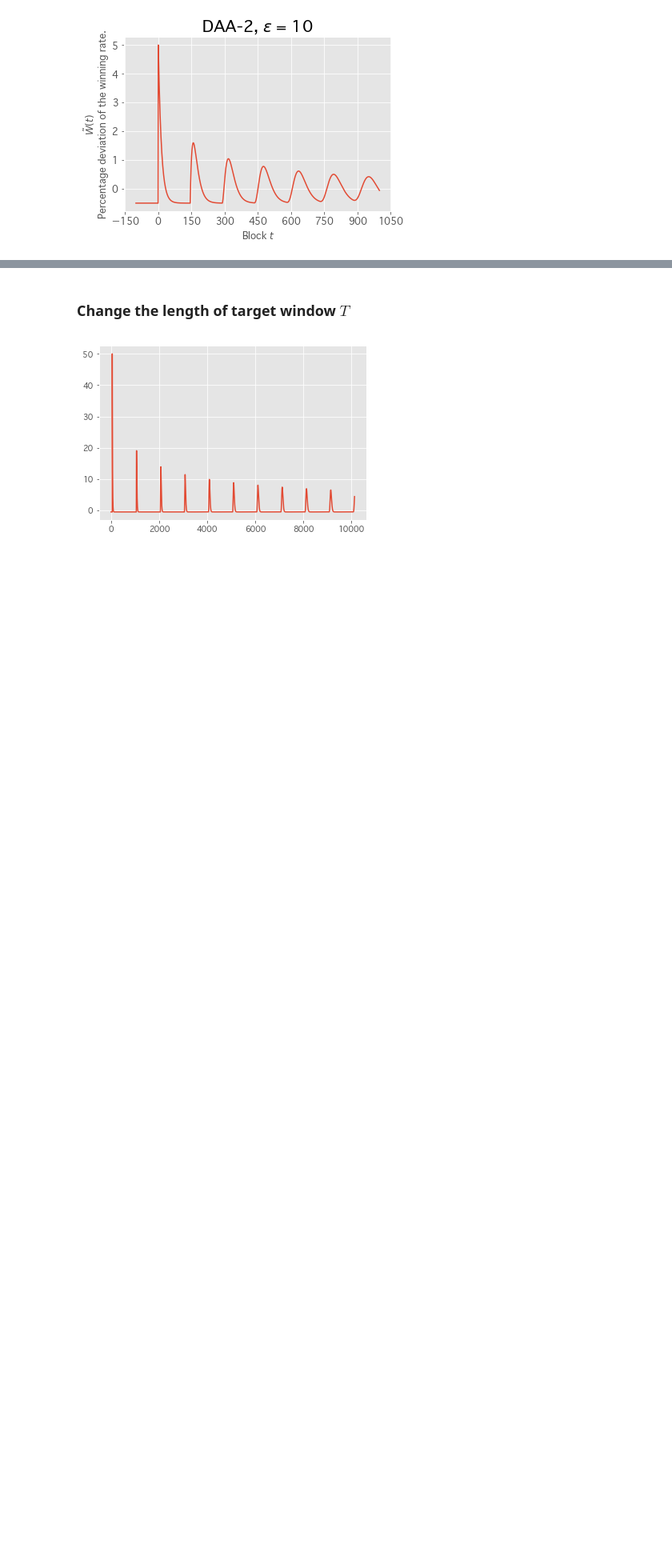
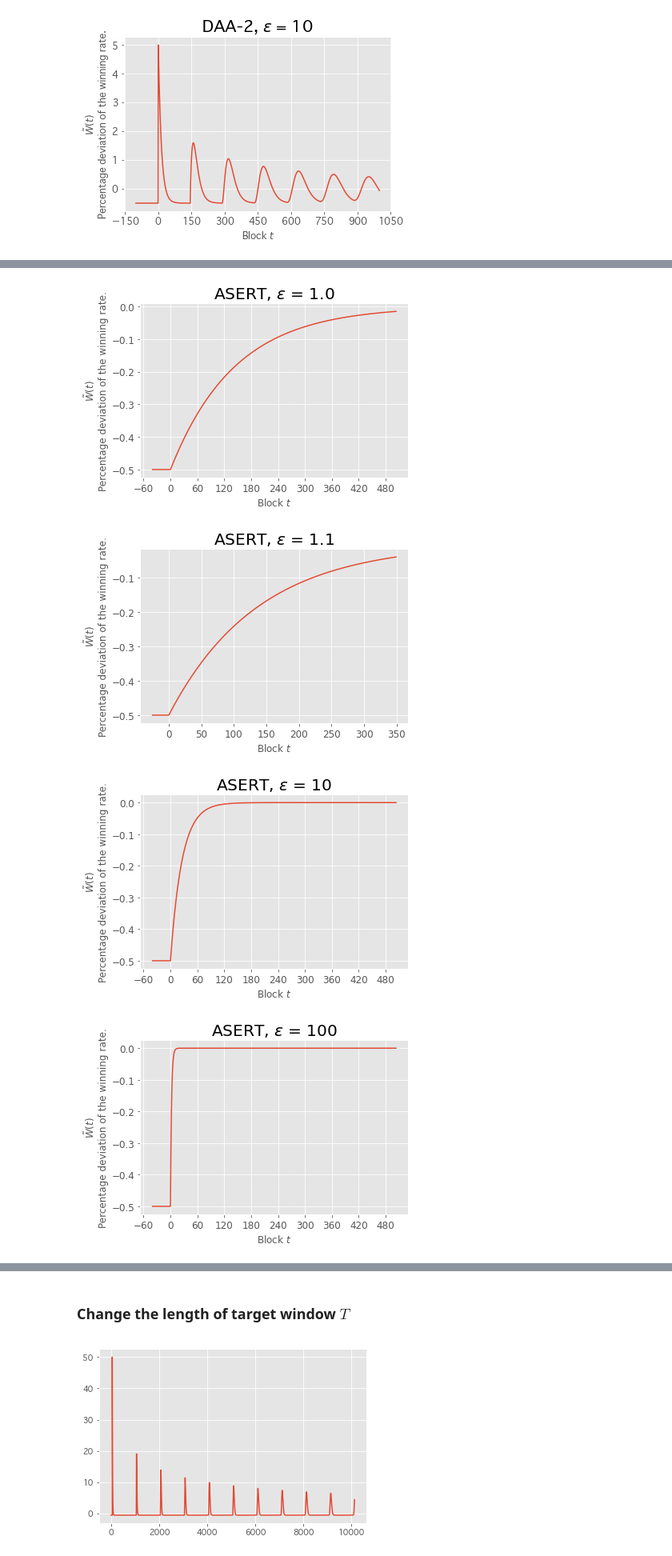
Before and after one commit to okuchap/DAA_Lucas, a Jupyter notebook: notebook/impulse_response.ipynb, the cells around one changed output, grey strips where cells are left out. Shown at 80% size. Saved outputs shown, nothing was run; the diff lists cells and outputs as text; code cells hidden in the pictures; blank space fills up the shorter version.

```diff
--- a/notebook/impulse_response.ipynb
+++ b/notebook/impulse_response.ipynb
@@ -153,0 +172,31 @@ plt.show()
+# %%
+elasticities = [1.0, 1.1, 10, 100, 140, 144, 150]
+
+for elasticity in elasticities:
+    if elasticity == 1.1:
+        length_zero=25
+        length=350
+        sim.sim_ASERT(init_shock=-0.5, elasticity=elasticity, length=length, length_zero=length_zero)
+    elif elasticity == 10:
+        length_zero=40
+        length=504
+        sim.sim_ASERT(init_shock=-0.5, elasticity=elasticity, length=length, length_zero=length_zero)
+    else:
+        # length_zero=1000
+        # length=10080
+        length_zero=40
+        length=504
+        sim.sim_ASERT(init_shock=-0.5, elasticity=elasticity, length=length, length_zero=length_zero)
+    x = np.arange(-length_zero, length)
+    plt.plot(x, sim.ASERT_winrates)
+    plt.title('ASERT, $\epsilon$ = {}'.format(elasticity))
+    plt.xlabel(r'Block $t$', fontsize=12)
+    plt.ylabel(r'$\tilde{W}(t)$''\nPercentage deviation of the winning rate.', fontsize=12)
+    plt.gca().xaxis.set_major_locator(MaxNLocator(integer=True))
+    plt.tick_params(labelsize=12)
+    plt.show()
+# %% [output]
+[figure, added]
+[figure, added]
+[figure, added]
+[figure, added]
```
Also changed, not shown: parts of 5 cells of this notebook, 7 other files.
